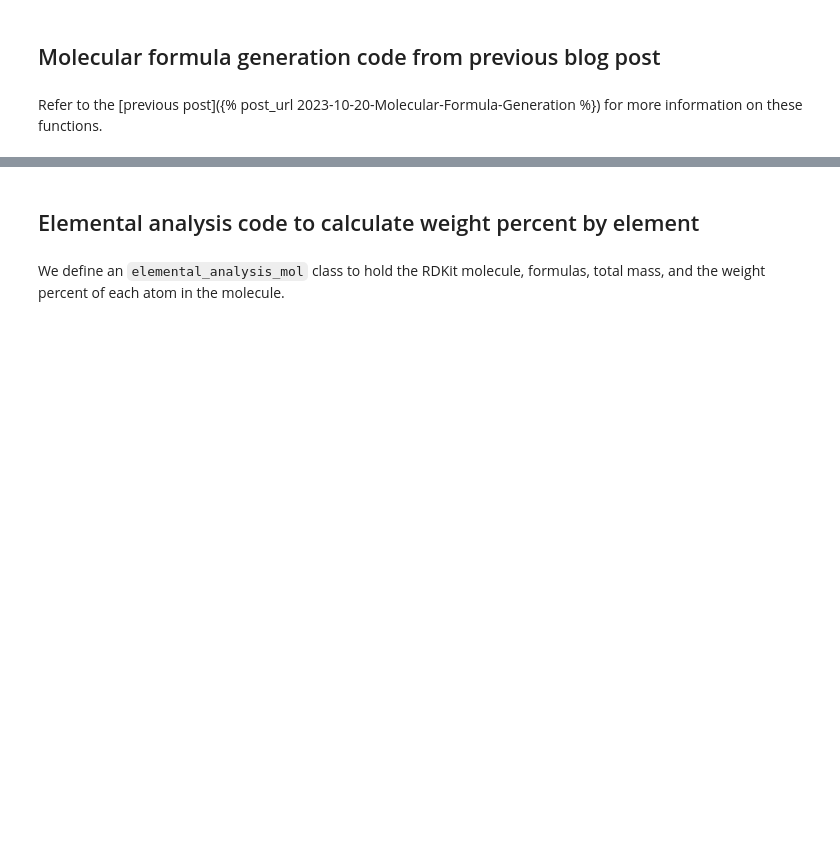
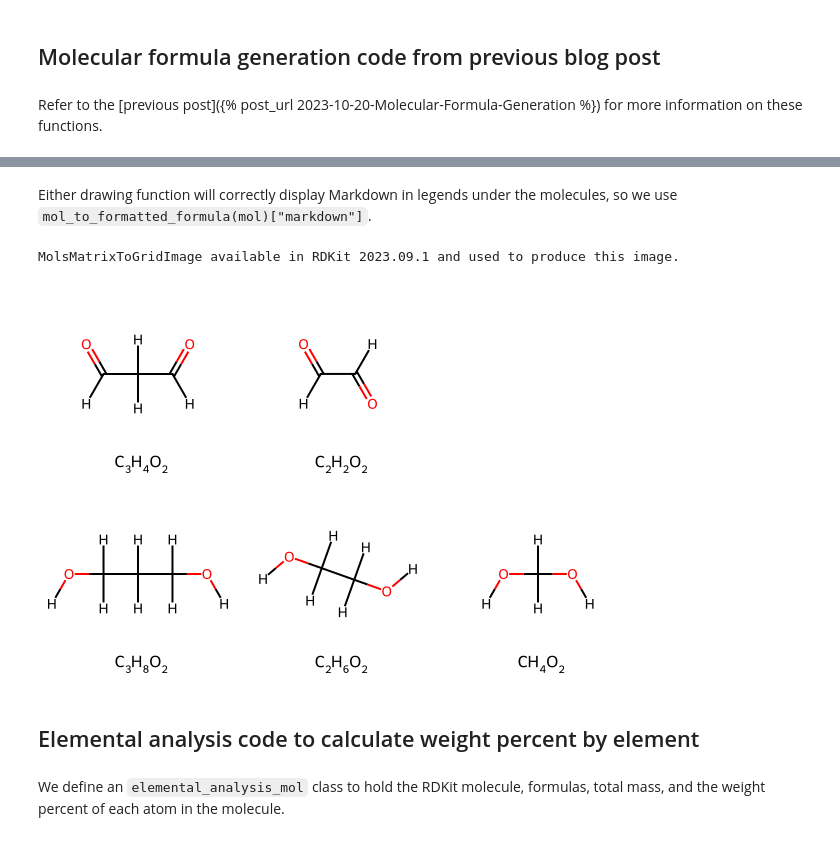
Before and after one commit to bertiewooster/bertiewooster.github.io, a Jupyter notebook: _notebooks/2023-10-28-Display-Molecular-Formulas.ipynb, the cells around one changed output, grey strips where cells are left out. Drawn from its saved outputs; the diff is of its cells as text; code cells hidden in the pictures; blank space fills up the shorter version.

```diff
--- a/_notebooks/2023-10-28-Display-Molecular-Formulas.ipynb
+++ b/_notebooks/2023-10-28-Display-Molecular-Formulas.ipynb
@@ -209,3 +220,23 @@ def markdown_formula(latex: str) -> str:
+# %% [markdown]
+Either drawing function will correctly display Markdown in legends under the molecules, so we use `mol_to_formatted_formula(mol)["markdown"]`.
+# %%
+smlsMatrix = [["O=CCC=O", "O=CC=O"], ["OCCCO", "OCCO", "OCO"]]
+molsMatrix = [[Chem.AddHs(Chem.MolFromSmiles(sml)) for sml in series] for series in smlsMatrix]
+legendsMatrix = [[mol_to_formatted_formula(mol)["markdown"] for mol in series] for series in molsMatrix]
+try:
+    dwg = MolsMatrixToGridImage(molsMatrix, legendsMatrix=legendsMatrix)
+except AttributeError:
+    print(f"MolsMatrixToGridImage not available in RDKit {rdkit.__version__}; falling back to MolsToGridImage.")
+    smls_one_dim = ["O=CCC=O", "O=CC=O", "", "OCCCO", "OCCO", "OCO"]
+    mols_one_dim = [Chem.MolFromSmiles(sml) for sml in smls_one_dim]
+    legends_one_dim = [mol_to_formatted_formula(mol)["markdown"] for mol in mols_one_dim]
+    dwg = MolsToGridImage(mols_one_dim, legends=legends_one_dim)
+else:
+    print(f"MolsMatrixToGridImage available in RDKit {rdkit.__version__} and used to produce this image.")
+dwg
+# %% [output]
+MolsMatrixToGridImage available in RDKit 2023.09.1 and used to produce this image.
+[figure, added]
 # %% [markdown]
 ## Elemental analysis code to calculate weight percent by element
 # %% [markdown]
```
Also changed, not shown: parts of 13 cells of this notebook.
